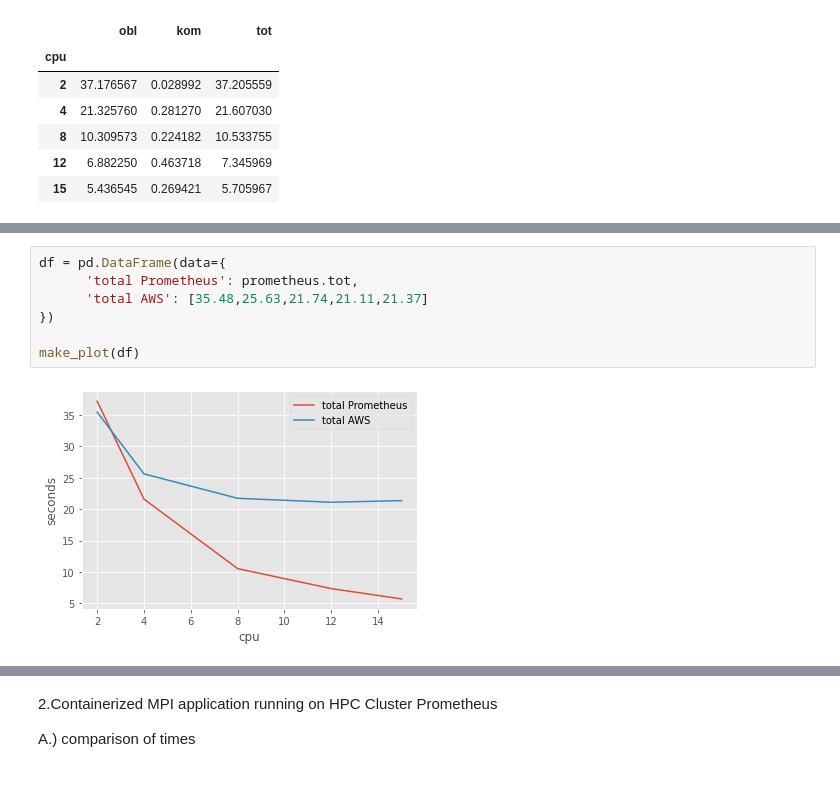
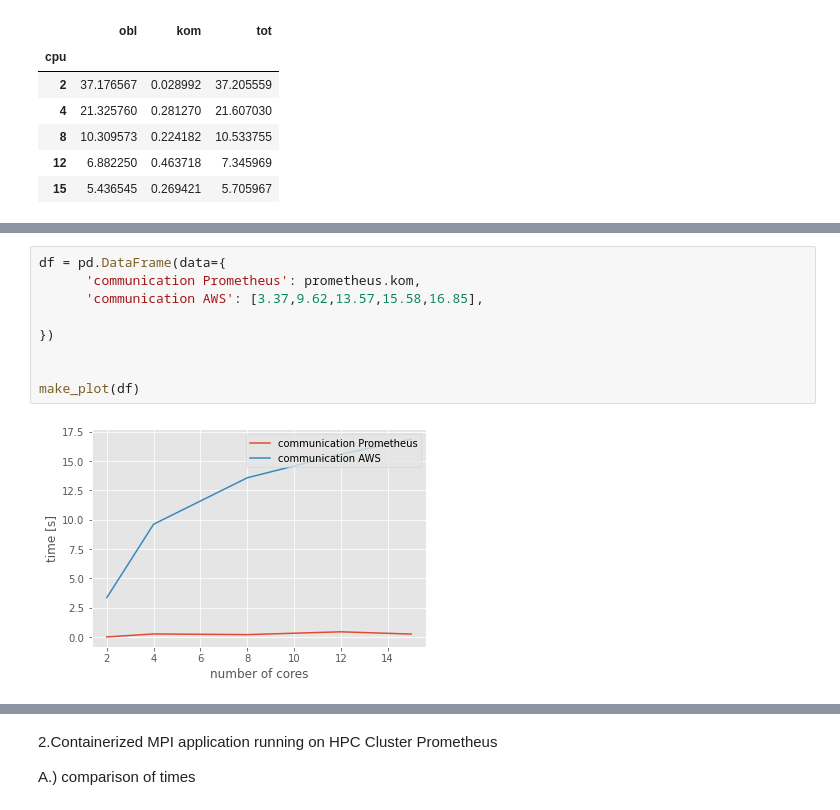
Before and after one commit to kamsza/running-mpi-inside-cluster-for-hpc, a Jupyter notebook: metrics.ipynb, the cells around one changed output, grey strips where cells are left out. Drawn from its saved outputs; the diff is of its cells as text; blank space fills up the shorter version.

```diff
--- a/metrics.ipynb
+++ b/metrics.ipynb
@@ -67,9 +48,11 @@ make_plot(df)
-# %%
-df = pd.DataFrame(data={
-      'total Prometheus': prometheus.tot,
-      'total AWS': [35.48,25.63,21.74,21.11,21.37]
-})
-
-make_plot(df)
-# %% [output]
-[figure, removed]
+# %%
+df = pd.DataFrame(data={
+      'communication Prometheus': prometheus.kom,
+      'communication AWS': [3.37,9.62,13.57,15.58,16.85],
+
+})
+
+
+make_plot(df)
+# %% [output]
+[figure, added]
```
Also changed, not shown: parts of 8 cells of this notebook.
